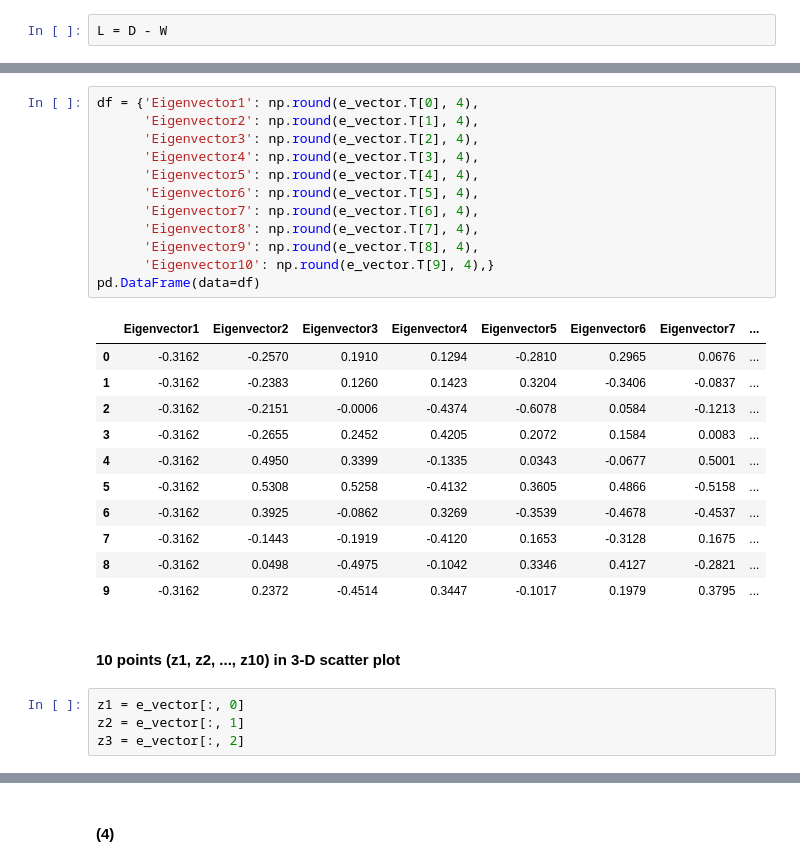
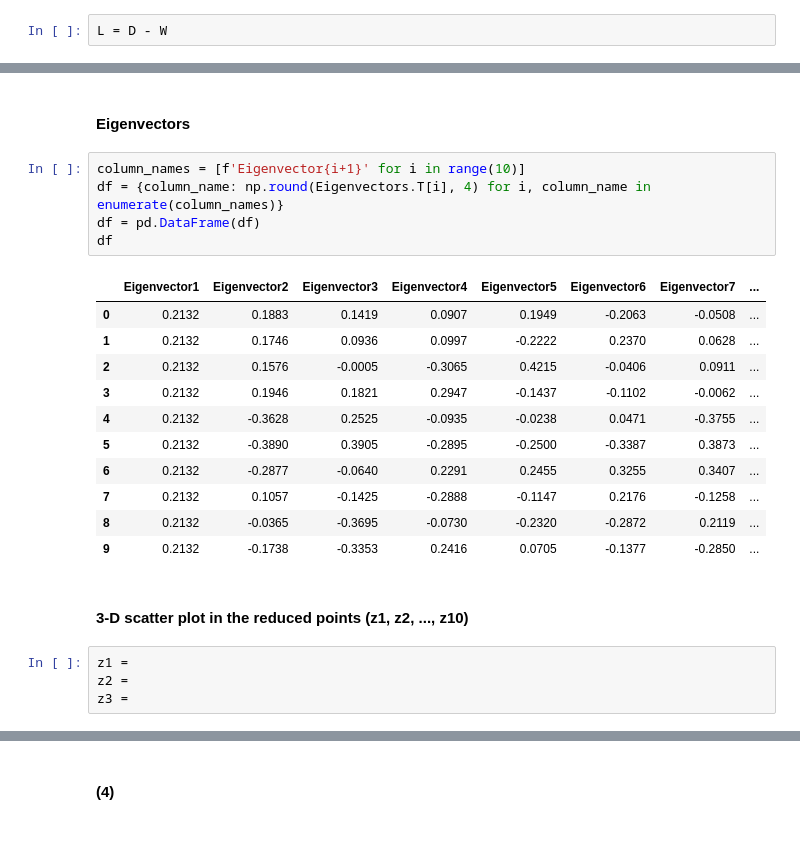
Before and after one commit to R12942159/NTU_ML, a Jupyter notebook: Solve Laplacian Eigenmaps.ipynb, the cells around one changed output, grey strips where cells are left out. Drawn from its saved outputs; the diff is of its cells as text; blank space fills up the shorter version.

```diff
--- a/Solve Laplacian Eigenmaps.ipynb
+++ b/Solve Laplacian Eigenmaps.ipynb
@@ -65,34 +108,29 @@ pd.DataFrame(data=df)
 | 7 | 1.8231 |
 | 8 | 1.5850 |
 | 9 | 1.4807 |
-# %%
-df = {'Eigenvector1': np.round(e_vector.T[0], 4),
-      'Eigenvector2': np.round(e_vector.T[1], 4),
-      'Eigenvector3': np.round(e_vector.T[2], 4),
-      'Eigenvector4': np.round(e_vector.T[3], 4),
-      'Eigenvector5': np.round(e_vector.T[4], 4),
-      'Eigenvector6': np.round(e_vector.T[5], 4),
-      'Eigenvector7': np.round(e_vector.T[6], 4),
-      'Eigenvector8': np.round(e_vector.T[7], 4),
-      'Eigenvector9': np.round(e_vector.T[8], 4),
-      'Eigenvector10': np.round(e_vector.T[9], 4),}
-pd.DataFrame(data=df)
-# %% [output]
-|  | Eigenvector1 | Eigenvector2 | Eigenvector3 | Eigenvector4 | Eigenvector5 | Eigenvector6 | Eigenvector7 | ... |
-| 0 | -0.3162 | -0.2570 | 0.1910 | 0.1294 | -0.2810 | 0.2965 | 0.0676 | ... |
-| 1 | -0.3162 | -0.2383 | 0.1260 | 0.1423 | 0.3204 | -0.3406 | -0.0837 | ... |
-| 2 | -0.3162 | -0.2151 | -0.0006 | -0.4374 | -0.6078 | 0.0584 | -0.1213 | ... |
-| 3 | -0.3162 | -0.2655 | 0.2452 | 0.4205 | 0.2072 | 0.1584 | 0.0083 | ... |
-| 4 | -0.3162 | 0.4950 | 0.3399 | -0.1335 | 0.0343 | -0.0677 | 0.5001 | ... |
-| 5 | -0.3162 | 0.5308 | 0.5258 | -0.4132 | 0.3605 | 0.4866 | -0.5158 | ... |
-| 6 | -0.3162 | 0.3925 | -0.0862 | 0.3269 | -0.3539 | -0.4678 | -0.4537 | ... |
-| 7 | -0.3162 | -0.1443 | -0.1919 | -0.4120 | 0.1653 | -0.3128 | 0.1675 | ... |
-| 8 | -0.3162 | 0.0498 | -0.4975 | -0.1042 | 0.3346 | 0.4127 | -0.2821 | ... |
-| 9 | -0.3162 | 0.2372 | -0.4514 | 0.3447 | -0.1017 | 0.1979 | 0.3795 | ... |
-# %% [markdown]
-#### 10 points (z1, z2, ..., z10) in 3-D scatter plot
+# %% [markdown]
+#### Eigenvectors
+# %%
+column_names = [f'Eigenvector{i+1}' for i in range(10)]
+df = {column_name: np.round(Eigenvectors.T[i], 4) for i, column_name in enumerate(column_names)}
+df = pd.DataFrame(df)
+df
+# %% [output]
+|  | Eigenvector1 | Eigenvector2 | Eigenvector3 | Eigenvector4 | Eigenvector5 | Eigenvector6 | Eigenvector7 | ... |
+| 0 | 0.2132 | 0.1883 | 0.1419 | 0.0907 | 0.1949 | -0.2063 | -0.0508 | ... |
+| 1 | 0.2132 | 0.1746 | 0.0936 | 0.0997 | -0.2222 | 0.2370 | 0.0628 | ... |
+| 2 | 0.2132 | 0.1576 | -0.0005 | -0.3065 | 0.4215 | -0.0406 | 0.0911 | ... |
+| 3 | 0.2132 | 0.1946 | 0.1821 | 0.2947 | -0.1437 | -0.1102 | -0.0062 | ... |
+| 4 | 0.2132 | -0.3628 | 0.2525 | -0.0935 | -0.0238 | 0.0471 | -0.3755 | ... |
+| 5 | 0.2132 | -0.3890 | 0.3905 | -0.2895 | -0.2500 | -0.3387 | 0.3873 | ... |
+| 6 | 0.2132 | -0.2877 | -0.0640 | 0.2291 | 0.2455 | 0.3255 | 0.3407 | ... |
+| 7 | 0.2132 | 0.1057 | -0.1425 | -0.2888 | -0.1147 | 0.2176 | -0.1258 | ... |
+| 8 | 0.2132 | -0.0365 | -0.3695 | -0.0730 | -0.2320 | -0.2872 | 0.2119 | ... |
+| 9 | 0.2132 | -0.1738 | -0.3353 | 0.2416 | 0.0705 | -0.1377 | -0.2850 | ... |
+# %% [markdown]
+#### 3-D scatter plot in the reduced points (z1, z2, ..., z10)
 # %%
-z1 = e_vector[:, 0]
-z2 = e_vector[:, 1]
-z3 = e_vector[:, 2]
+z1 =
+z2 =
+z3 =
 # %%
```
Also changed, not shown: parts of 20 cells of this notebook.
